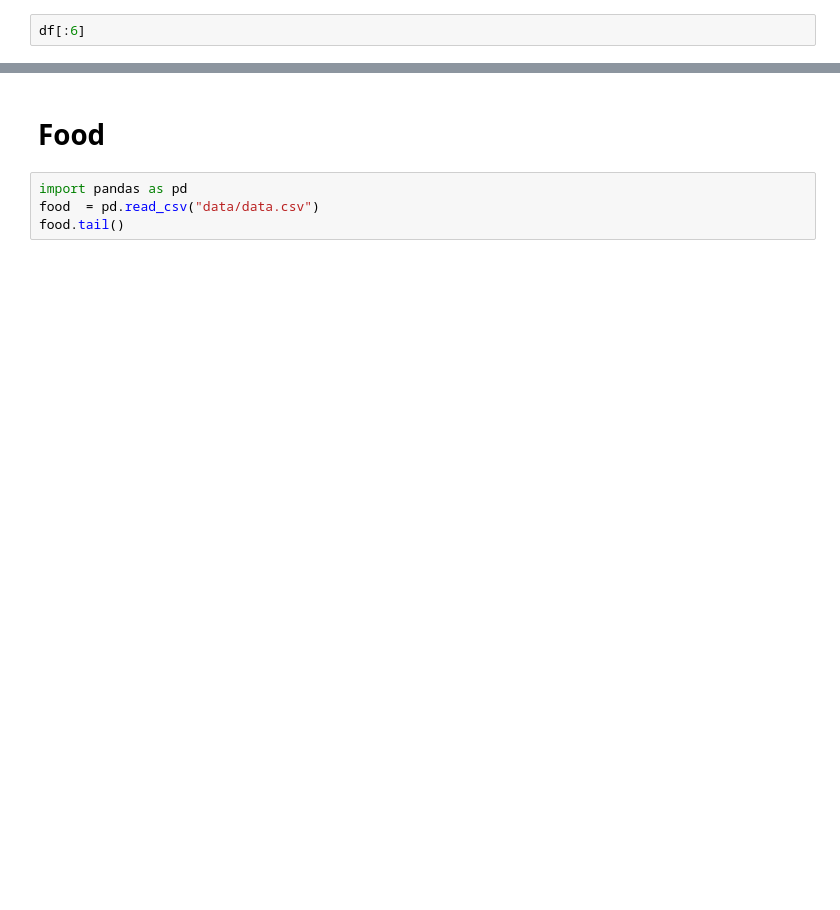
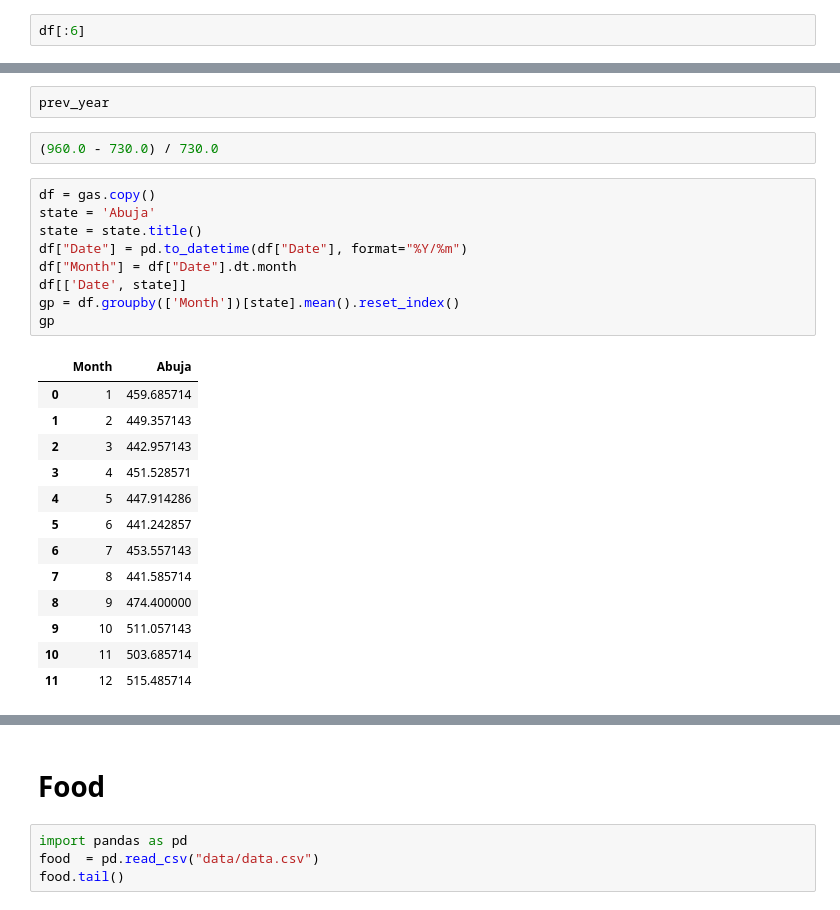
Before and after one commit to zalihat/Nigerian-Price-Watch, a Jupyter notebook: Dashboard/Untitled.ipynb, the cells around one changed output, grey strips where cells are left out. Saved outputs shown, nothing was run; the diff lists cells and outputs as text; blank space fills up the shorter version.

```diff
--- a/Dashboard/Untitled.ipynb
+++ b/Dashboard/Untitled.ipynb
@@ -119,0 +128,27 @@ px.bar(df, y =df['index'], x = df['Price'], orientation = 'h')
+# %%
+prev_year
+# %%
+(960.0 - 730.0) / 730.0
+# %%
+df = gas.copy()
+state = 'Abuja'
+state = state.title()
+df["Date"] = pd.to_datetime(df["Date"], format="%Y/%m")
+df["Month"] = df["Date"].dt.month
+df[['Date', state]]
+gp = df.groupby(['Month'])[state].mean().reset_index()
+gp
+# %% [output]
+|  | Month | Abuja |
+| 0 | 1 | 459.685714 |
+| 1 | 2 | 449.357143 |
+| 2 | 3 | 442.957143 |
+| 3 | 4 | 451.528571 |
+| 4 | 5 | 447.914286 |
+| 5 | 6 | 441.242857 |
+| 6 | 7 | 453.557143 |
+| 7 | 8 | 441.585714 |
+| 8 | 9 | 474.400000 |
+| 9 | 10 | 511.057143 |
+| 10 | 11 | 503.685714 |
+| 11 | 12 | 515.485714 |
```
Also changed, not shown: parts of 51 cells of this notebook, 2 other files.
